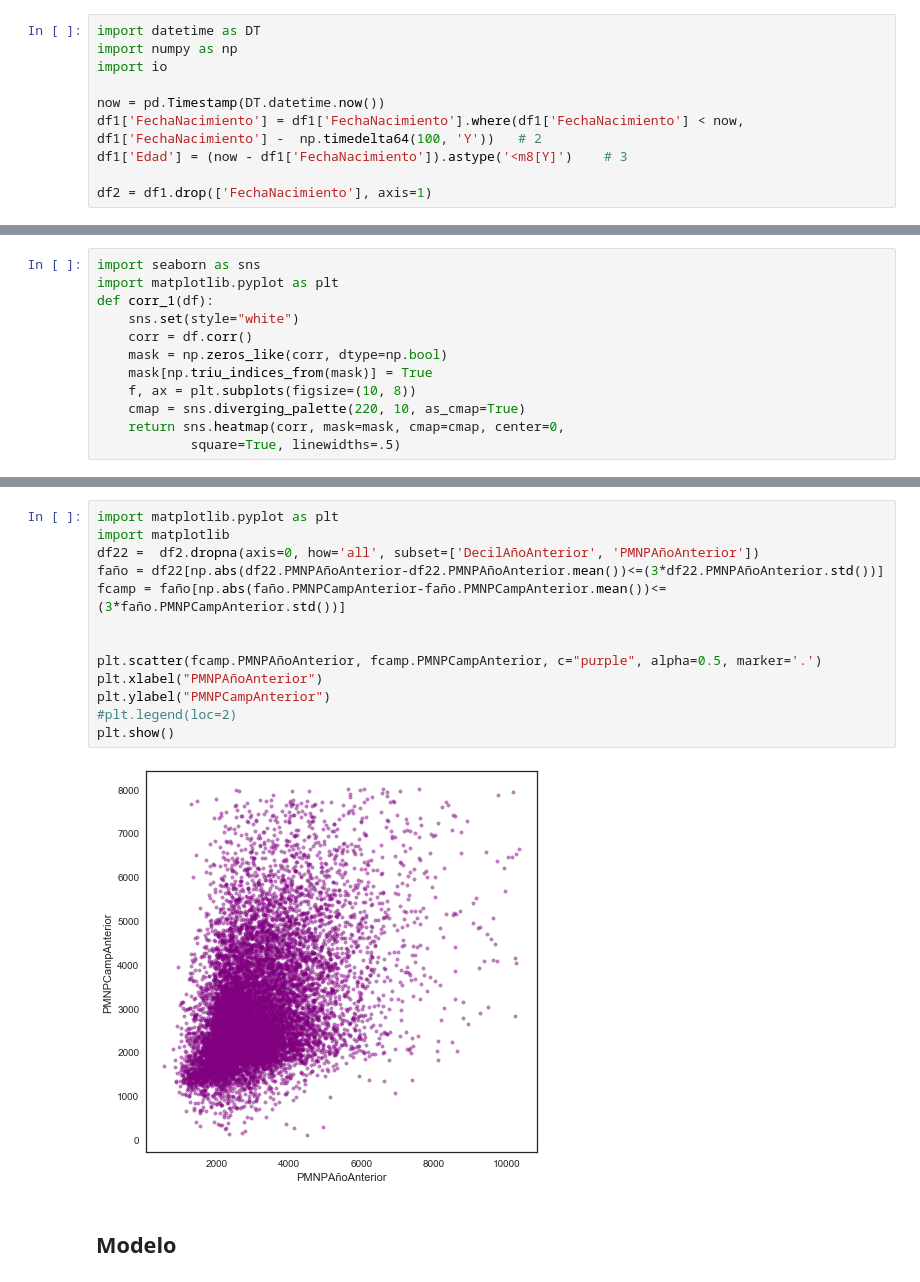
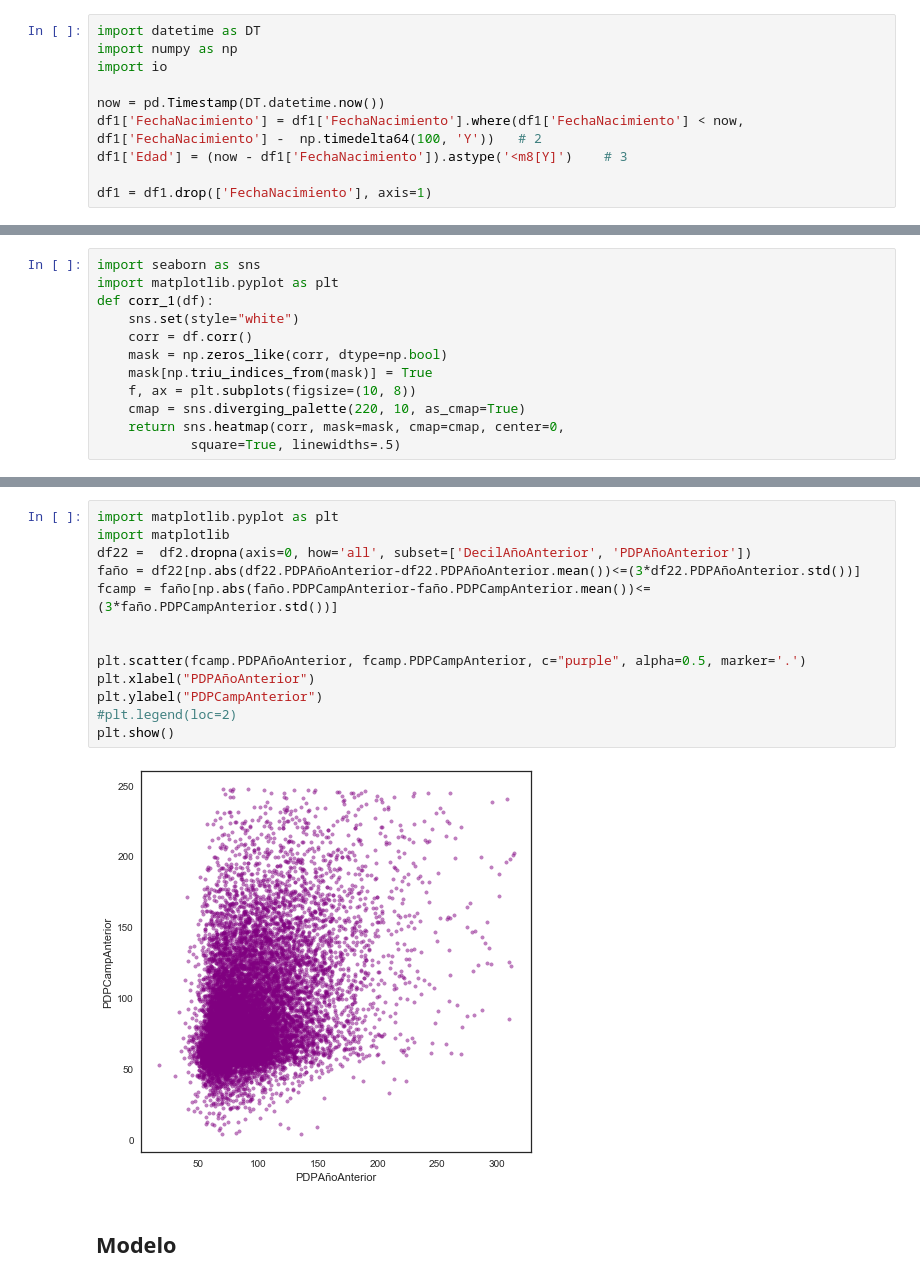
Before and after one commit to carlosfg97/pdp, a Jupyter notebook: ModeloPDP.ipynb, the cells around one changed output, grey strips where cells are left out. Drawn from its saved outputs; the diff is of its cells as text.

```diff
--- a/ModeloPDP.ipynb
+++ b/ModeloPDP.ipynb
@@ -85,4 +82,4 @@ now = pd.Timestamp(DT.datetime.now())
 df1['FechaNacimiento'] = df1['FechaNacimiento'].where(df1['FechaNacimiento'] < now, df1['FechaNacimiento'] -  np.timedelta64(100, 'Y'))   # 2
 df1['Edad'] = (now - df1['FechaNacimiento']).astype('<m8[Y]')    # 3
 
-df2 = df1.drop(['FechaNacimiento'], axis=1)
+df1 = df1.drop(['FechaNacimiento'], axis=1)
@@ -200,18 +205,18 @@ sns.jointplot(x=fmct.VarPPU3Camp, y=fppu.VarMCT3Camp, data=fmct, kind="kde", col
 # %%
 import matplotlib.pyplot as plt
 import matplotlib
-df22 =  df2.dropna(axis=0, how='all', subset=['DecilAñoAnterior', 'PMNPAñoAnterior'])
-faño = df22[np.abs(df22.PMNPAñoAnterior-df22.PMNPAñoAnterior.mean())<=(3*df22.PMNPAñoAnterior.std())]
-fcamp = faño[np.abs(faño.PMNPCampAnterior-faño.PMNPCampAnterior.mean())<=(3*faño.PMNPCampAnterior.std())]
+df22 =  df2.dropna(axis=0, how='all', subset=['DecilAñoAnterior', 'PDPAñoAnterior'])
+faño = df22[np.abs(df22.PDPAñoAnterior-df22.PDPAñoAnterior.mean())<=(3*df22.PDPAñoAnterior.std())]
+fcamp = faño[np.abs(faño.PDPCampAnterior-faño.PDPCampAnterior.mean())<=(3*faño.PDPCampAnterior.std())]
 
 
-plt.scatter(fcamp.PMNPAñoAnterior, fcamp.PMNPCampAnterior, c="purple", alpha=0.5, marker='.')
-plt.xlabel("PMNPAñoAnterior")
-plt.ylabel("PMNPCampAnterior")
+plt.scatter(fcamp.PDPAñoAnterior, fcamp.PDPCampAnterior, c="purple", alpha=0.5, marker='.')
+plt.xlabel("PDPAñoAnterior")
+plt.ylabel("PDPCampAnterior")
 #plt.legend(loc=2)
 plt.show()
 # %% [output]
-[figure, old version]
+[figure, new version]
 # %% [markdown]
 ## Modelo
 # %%
```
Also changed, not shown: parts of 39 cells of this notebook, 8 other files.
